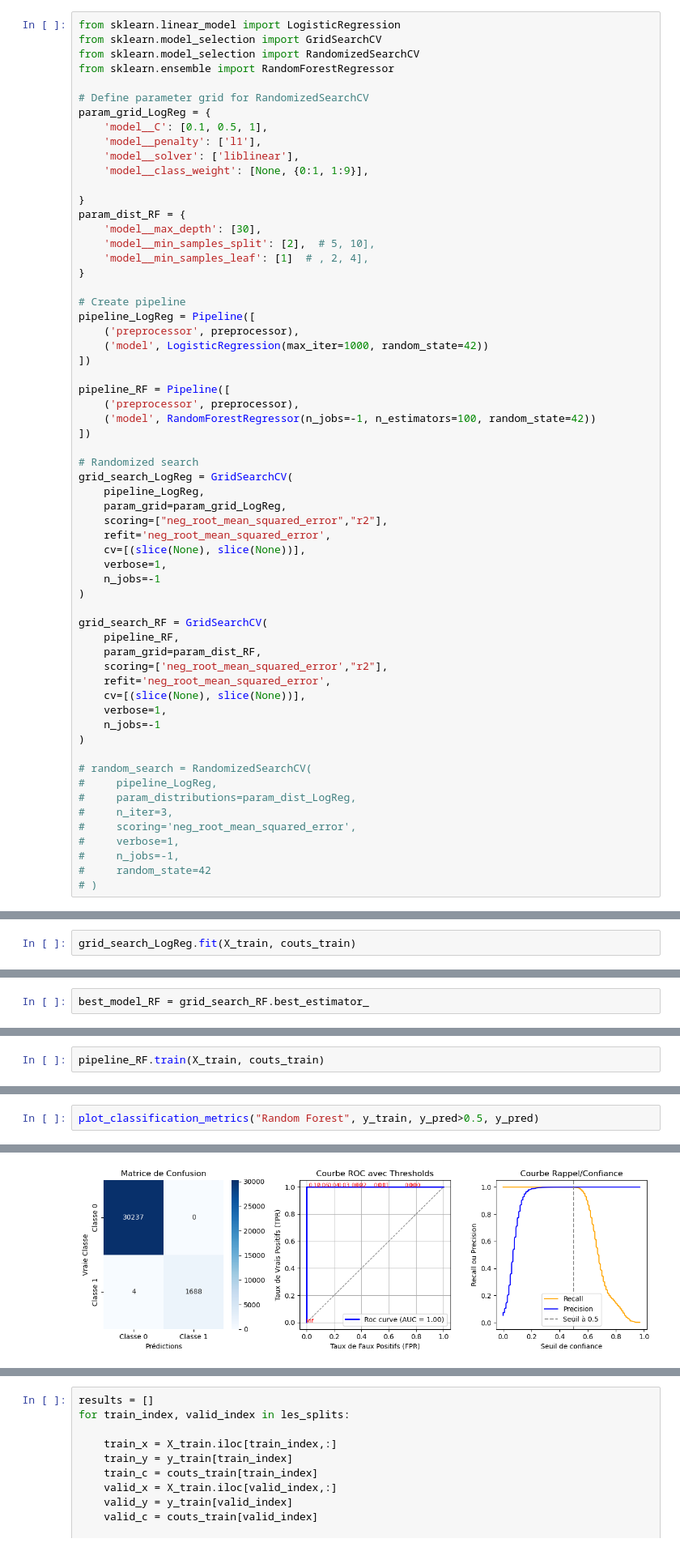
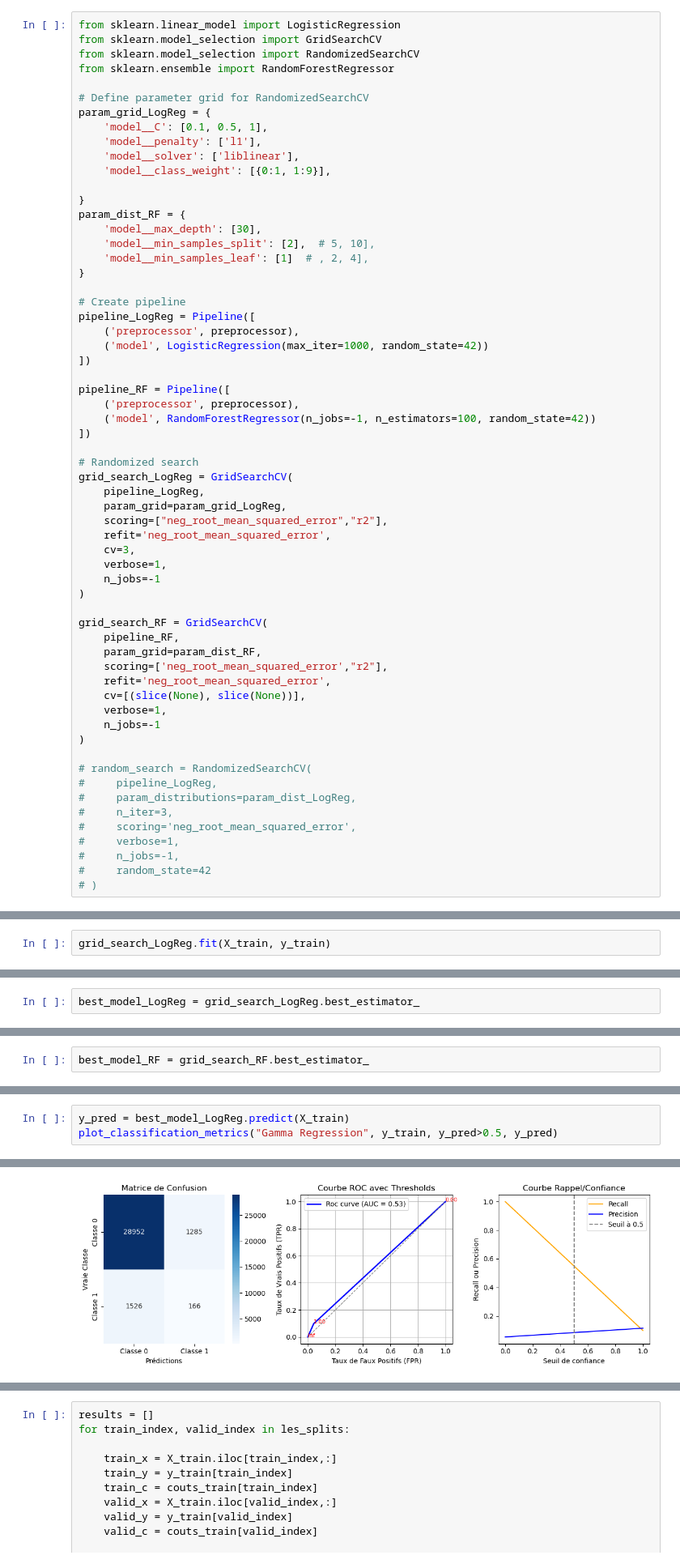
Before and after one commit to slauras/Actuariat-ML-prime, a Jupyter notebook: dsa_compil_reg_class_to_prime_v3.ipynb, the cells around one changed output, grey strips where cells are left out. Shown at 81% size. Cells and saved outputs as stored; diff of their text form.

```diff
--- a/dsa_compil_reg_class_to_prime_v3.ipynb
+++ b/dsa_compil_reg_class_to_prime_v3.ipynb
@@ -378,7 +380,7 @@ param_grid_LogReg = {
     'model__C': [0.1, 0.5, 1],
     'model__penalty': ['l1'],
     'model__solver': ['liblinear'],
-    'model__class_weight': [None, {0:1, 1:9}],
+    'model__class_weight': [{0:1, 1:9}],
 
 }
 param_dist_RF = {
@@ -404,7 +406,7 @@ grid_search_LogReg = GridSearchCV(
     param_grid=param_grid_LogReg,
     scoring=["neg_root_mean_squared_error","r2"],
     refit='neg_root_mean_squared_error',
-    cv=[(slice(None), slice(None))],
+    cv=3,
     verbose=1,
     n_jobs=-1
 )
@@ -431,3 +439,3 @@ grid_search_RF = GridSearchCV(
 # %%
-grid_search_LogReg.fit(X_train, couts_train)
+grid_search_LogReg.fit(X_train, y_train)
 # %% [output]
@@ -468,0 +481,2 @@ pd.DataFrame(grid_search_LogReg.cv_results_).sort_values(by="rank_test_score").t
+# %%
+best_model_LogReg = grid_search_LogReg.best_estimator_
@@ -535,2 +547,0 @@ best_model_RF = grid_search_RF.best_estimator_
-# %%
-pipeline_RF.train(X_train, couts_train)
@@ -561,3 +561,4 @@ y_pred = best_model_RF.predict(X_train)
 # %%
-plot_classification_metrics("Random Forest", y_train, y_pred>0.5, y_pred)
+y_pred = best_model_LogReg.predict(X_train)
+plot_classification_metrics("Gamma Regression", y_train, y_pred>0.5, y_pred)
 # %% [output]
@@ -573 +574 @@ weighted avg       1.00      1.00      1.00     31929
-[figure, old version]
+[figure, new version]
```
Also changed, not shown: parts of 38 cells of this notebook.
